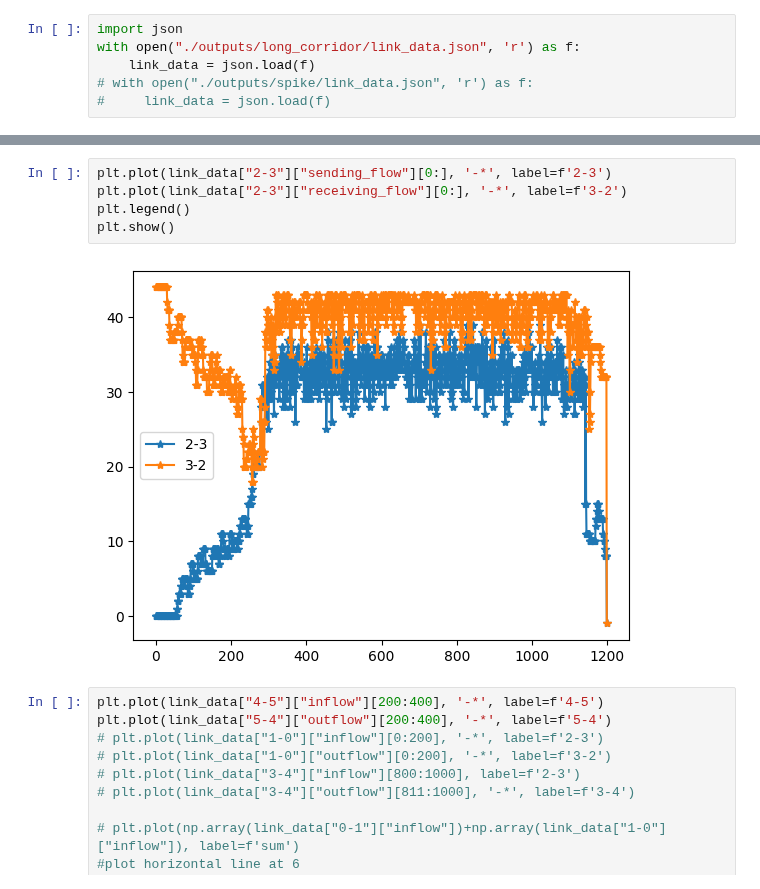
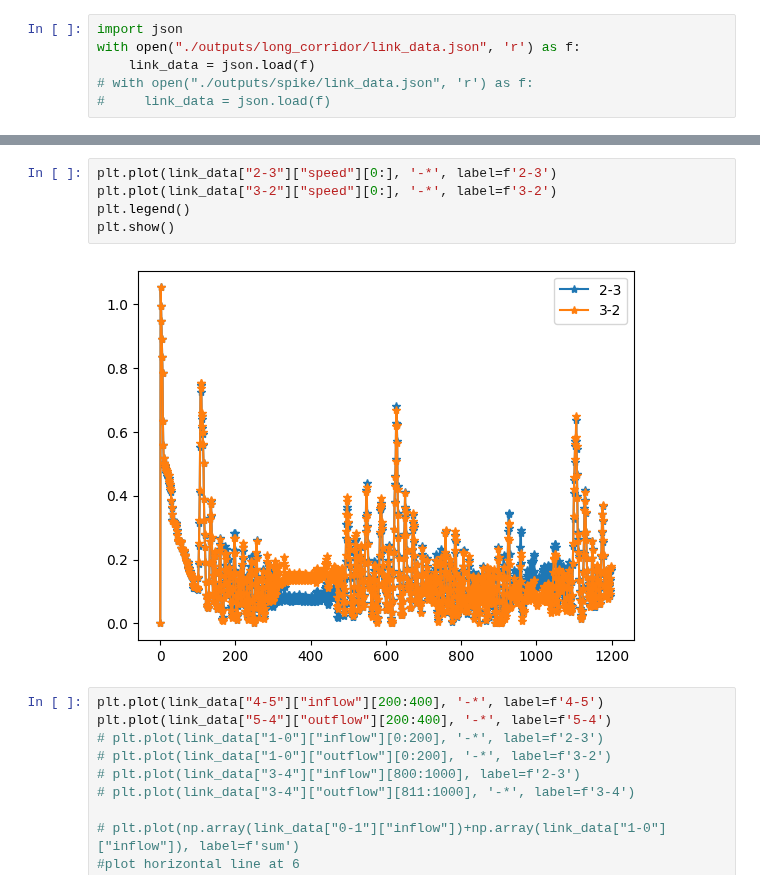
Before and after one commit to WaimenMak/PedNStream, a Jupyter notebook: draft.ipynb, the cells around one changed output, grey strips where cells are left out. Cells and saved outputs as stored; diff of their text form.

Commit message:
add option for calculating speed withoud fd

```diff
--- a/draft.ipynb
+++ b/draft.ipynb
@@ -568,10 +580,10 @@ np.cumsum(np.array(link_data["4-5"]["inflow"]))[-1],np.cumsum(np.array(link_data
 # %%
-plt.plot(link_data["2-3"]["sending_flow"][0:], '-*', label=f'2-3')
-plt.plot(link_data["2-3"]["receiving_flow"][0:], '-*', label=f'3-2')
+plt.plot(link_data["2-3"]["speed"][0:], '-*', label=f'2-3')
+plt.plot(link_data["3-2"]["speed"][0:], '-*', label=f'3-2')
 plt.legend()
 plt.show()
 # %% [output]
-[figure, old version]
+[figure, new version]
 # %%
 plt.plot(link_data["4-5"]["inflow"][200:400], '-*', label=f'4-5')
 plt.plot(link_data["5-4"]["outflow"][200:400], '-*', label=f'5-4')
```
Also changed, not shown: parts of 11 cells of this notebook, 6 other files.
